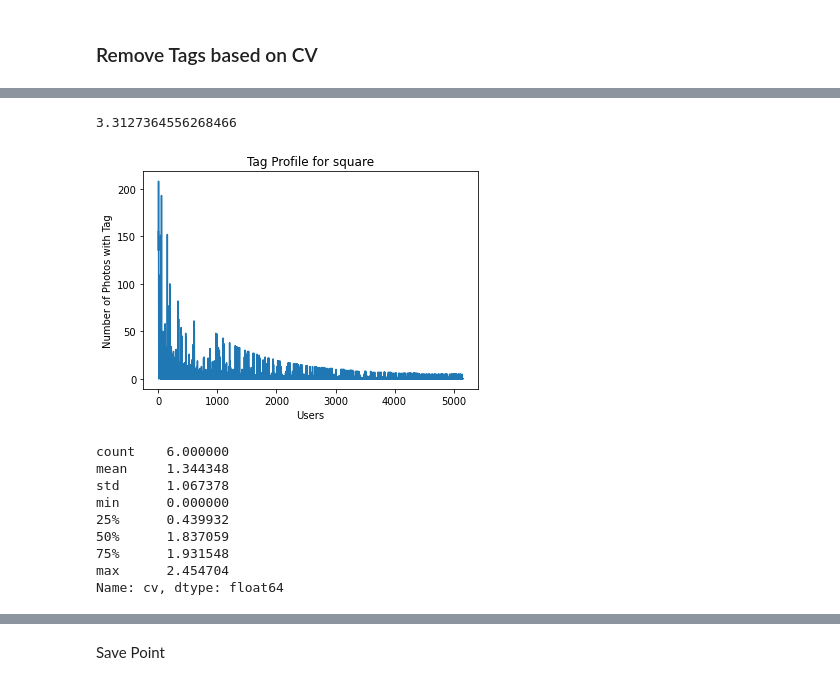
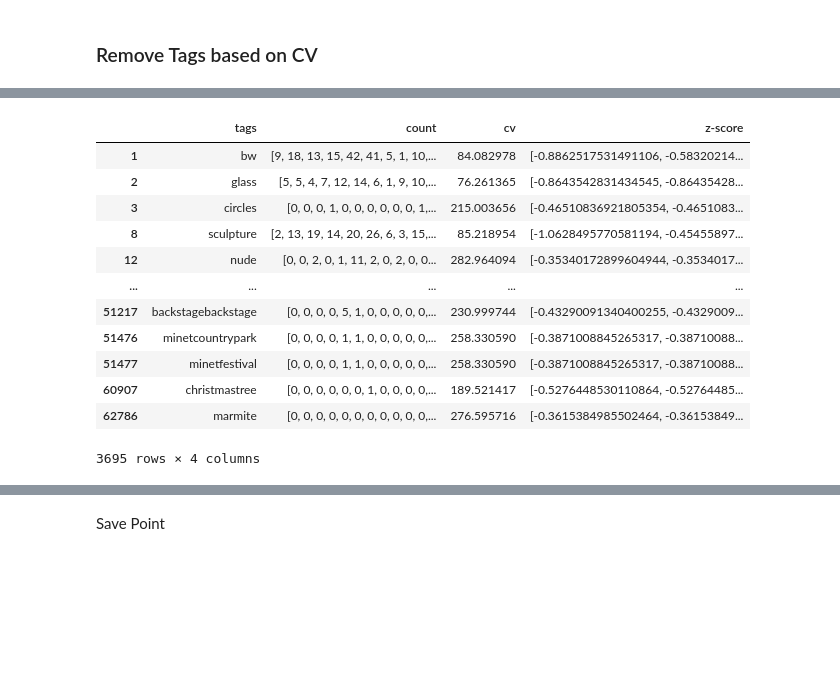
Before and after one commit to leyixu21/Semantic-Trajectory, a Jupyter notebook: clean_flickr_data.ipynb, the cells around one changed output, grey strips where cells are left out. Cells and saved outputs as stored; diff of their text form; code cells hidden in the pictures; blank space fills up the shorter version.

```diff
--- a/clean_flickr_data.ipynb
+++ b/clean_flickr_data.ipynb
@@ -477,29 +554,17 @@ tags_users_freq.sort_values('cv').head(10)
-# %%
-tag_id = 25
-print(tags_users_freq['cv'][tag_id])
-tag_count_selected = tags_users_freq['count'][tag_id]
-
-y_values = tag_count_selected
-x_values = range(len(tag_count_selected))
-
-plt.plot(x_values, y_values)
-plt.xlabel("Users")
-plt.ylabel("Number of Photos with Tag")
-plt.title("Tag Profile for "+tags_users_freq['tags'][tag_id])
-
-plt.show()
-# %% [output]
-3.3127364556268466
-[figure, removed]
-# %%
-tags_users_freq['cv'].describe()
-# %% [output]
-count    6.000000
-mean     1.344348
-std      1.067378
-min      0.000000
-25%      0.439932
-50%      1.837059
-75%      1.931548
-max      2.454704
-Name: cv, dtype: float64
+# %%
+# get tags with cv less than 200
+tags_profile[tags_profile['cv']<=300]
+# %% [output]
+|  | tags | count | cv | z-score |
+| 1 | bw | [9, 18, 13, 15, 42, 41, 5, 1, 10,... | 84.082978 | [-0.8862517531491106, -0.58320214... |
+| 2 | glass | [5, 5, 4, 7, 12, 14, 6, 1, 9, 10,... | 76.261365 | [-0.8643542831434545, -0.86435428... |
+| 3 | circles | [0, 0, 0, 1, 0, 0, 0, 0, 0, 0, 1,... | 215.003656 | [-0.46510836921805354, -0.4651083... |
+| 8 | sculpture | [2, 13, 19, 14, 20, 26, 6, 3, 15,... | 85.218954 | [-1.0628495770581194, -0.45455897... |
+| 12 | nude | [0, 0, 2, 0, 1, 11, 2, 0, 2, 0, 0... | 282.964094 | [-0.35340172899604944, -0.3534017... |
+| ... | ... | ... | ... | ... |
+| 51217 | backstagebackstage | [0, 0, 0, 0, 5, 1, 0, 0, 0, 0, 0,... | 230.999744 | [-0.43290091340400255, -0.4329009... |
+| 51476 | minetcountrypark | [0, 0, 0, 0, 1, 1, 0, 0, 0, 0, 0,... | 258.330590 | [-0.3871008845265317, -0.38710088... |
+| 51477 | minetfestival | [0, 0, 0, 0, 1, 1, 0, 0, 0, 0, 0,... | 258.330590 | [-0.3871008845265317, -0.38710088... |
+| 60907 | christmastree | [0, 0, 0, 0, 0, 0, 1, 0, 0, 0, 0,... | 189.521417 | [-0.5276448530110864, -0.52764485... |
+| 62786 | marmite | [0, 0, 0, 0, 0, 0, 0, 0, 0, 0, 0,... | 276.595716 | [-0.3615384985502464, -0.36153849... |
+3695 rows × 4 columns
```
Also changed, not shown: parts of 12 cells of this notebook.
